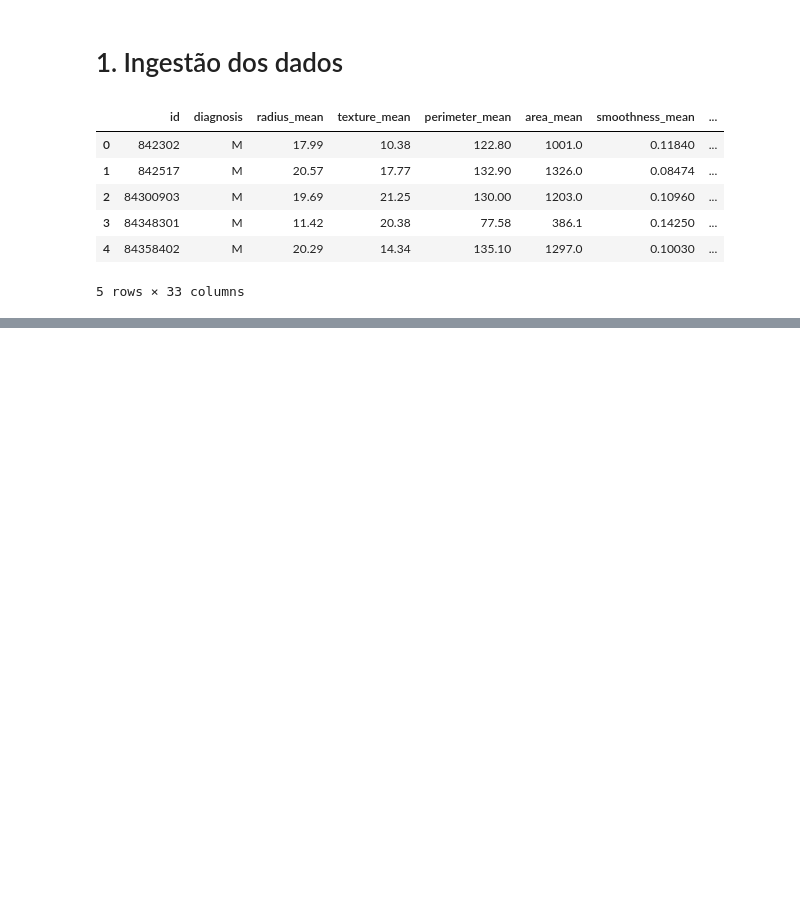
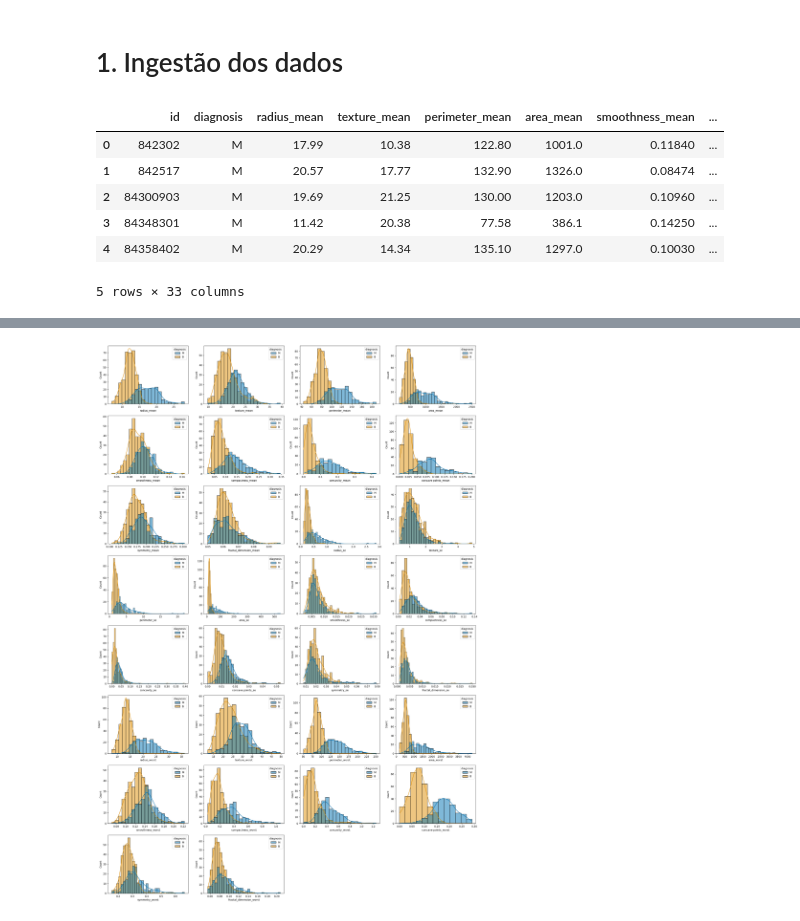
Before and after one commit to guipradow/perceptron_breast_cancer, a Jupyter notebook: notebook/breast_cancer.ipynb, the cells around one changed output, grey strips where cells are left out. Drawn from its saved outputs; the diff is of its cells as text; code cells hidden in the pictures; blank space fills up the shorter version.

```diff
--- a/notebook/breast_cancer.ipynb
+++ b/notebook/breast_cancer.ipynb
@@ -39,0 +145,14 @@ df_raw.head()
+# %%
+# Verificação da distribuição das variáveis numéricas em relação às classes
+ncols = 4
+nrows = int(np.ceil(len(num_cols) / ncols))
+fig, axes = plt.subplots(figsize=(6.4*ncols, 4.8*nrows),
+                         nrows=nrows, ncols=ncols)
+axes = axes.flatten()
+for col, ax in zip(num_cols, axes):
+    sns.histplot(data=df_raw, x=col, ax=ax, hue='diagnosis', kde=True,
+                 palette='colorblind')
+    for ax in axes[len(num_cols):]:
+        ax.set_axis_off()
+# %% [output]
+[figure, added]
```
Also changed, not shown: parts of 17 cells of this notebook, 1 other file.
